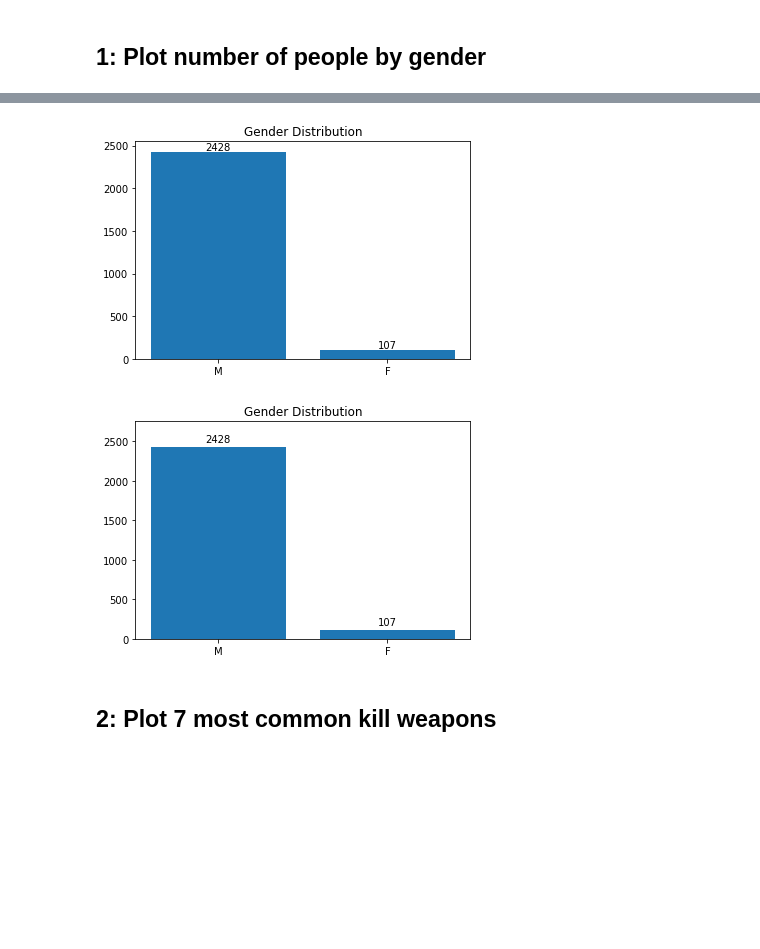
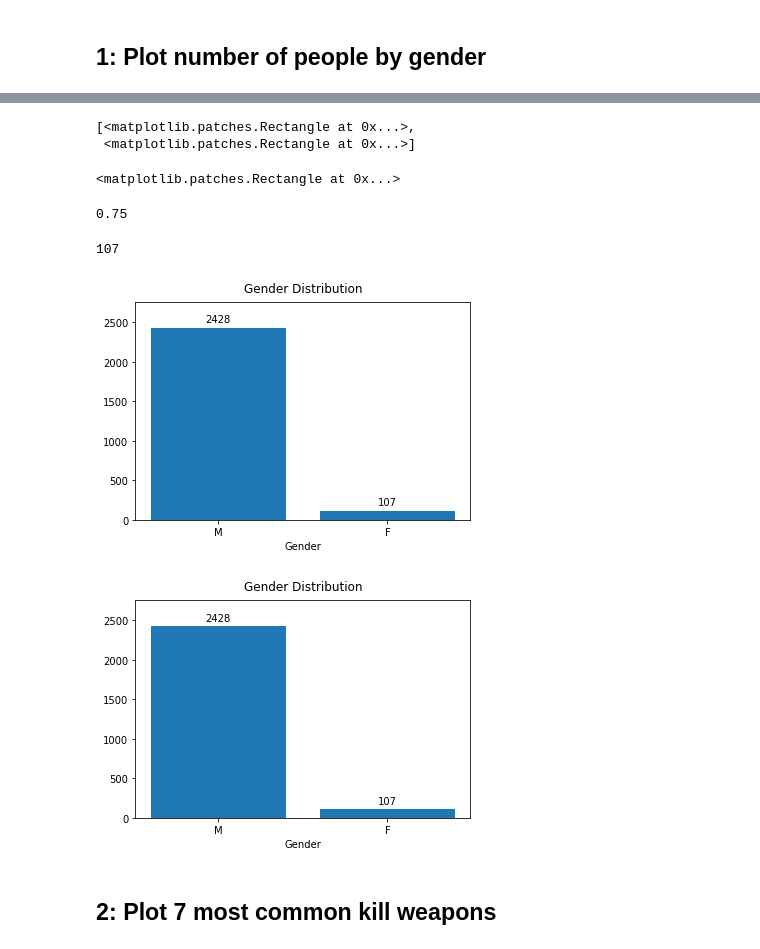
Before and after one commit to adsum-ss/Projects-DataAnalysisWithPython, a Jupyter notebook: Police Killing-USA/DVwPY_PoliceKilling_US1.ipynb, the cells around one changed output, grey strips where cells are left out. Cells and saved outputs as stored; diff of their text form; code cells hidden in the pictures; blank space fills up the shorter version.

```diff
--- a/Police Killing-USA/DVwPY_PoliceKilling_US1.ipynb
+++ b/Police Killing-USA/DVwPY_PoliceKilling_US1.ipynb
@@ -24,4 +30,4 @@ read data
 
 if didn't work you can use this parameters: encoding="windows-1252"
 # %%
-kill = pd.read_csv('Data/PoliceKillingsUS.csv', encoding="windows-1252")
+kill = pd.read_csv('PoliceKillingsUS.csv', encoding="windows-1252")
@@ -43,35 +119,56 @@ array(['M', 'F'], dtype=object)
+# %%
+ax.patches
+# %% [output]
+[<matplotlib.patches.Rectangle at 0x...>,
+ <matplotlib.patches.Rectangle at 0x...>]
+# %%
+ax.patches[1]
+# %% [output]
+<matplotlib.patches.Rectangle at 0x...>
+# %%
+ax.patches[1].get_x()
+# %% [output]
+0.75
+# %%
+ax.patches[1].get_height()
+# %% [output]
+107
 # %%
-# with matplotlib
+# with matplotlib-1
 
-x = kill['gender'].unique()
+x = kill['gender'].value_counts().index
 y = kill['gender'].value_counts()
+# y = kill['gender'].value_counts().values
 
 plt.bar(x, y)
 
 for i in range(len(x)):
-        plt.text(i,y[i],y[i], ha='center', va='bottom')
+    plt.text(i, y[i]+50, y[i], ha='center', va='bottom')
+  # plt.text(x[i], y[i], str(y[i]), ha='center', va='bottom')
 
-plt.title('Gender Distribution')
+plt.ylim(0, 2750)
+
+plt.xlabel("Gender")
+
+plt.title('Gender Distribution', pad=10)
 plt.show()
 # %% [output]
-[figure, old version]
+[figure, new version]
 # %%
-# with matplotlib - 2
+# with matplotlib-2
 
 fig, ax = plt.subplots()
 
-x = kill['gender'].unique()
-y = kill['gender'].value_counts()
-
-a = ax.bar(x, y)
+a = ax.bar(kill['gender'].value_counts().index, kill['gender'].value_counts().values)
 
 ax.bar_label(a, padding=3)
 
-plt.ylim(0,2750)
-plt.title('Gender Distribution')
-plt.show()
+ax.set_ylim(0, 2750)
+
+ax.set_xlabel("Gender")
+ax.set_title('Gender Distribution', pad=10);
 # %% [output]
-[figure, old version]
+[figure, new version]
 # %% [markdown]
 ## 2: Plot 7 most common kill weapons
 # %%
```
Also changed, not shown: parts of 37 cells of this notebook.
